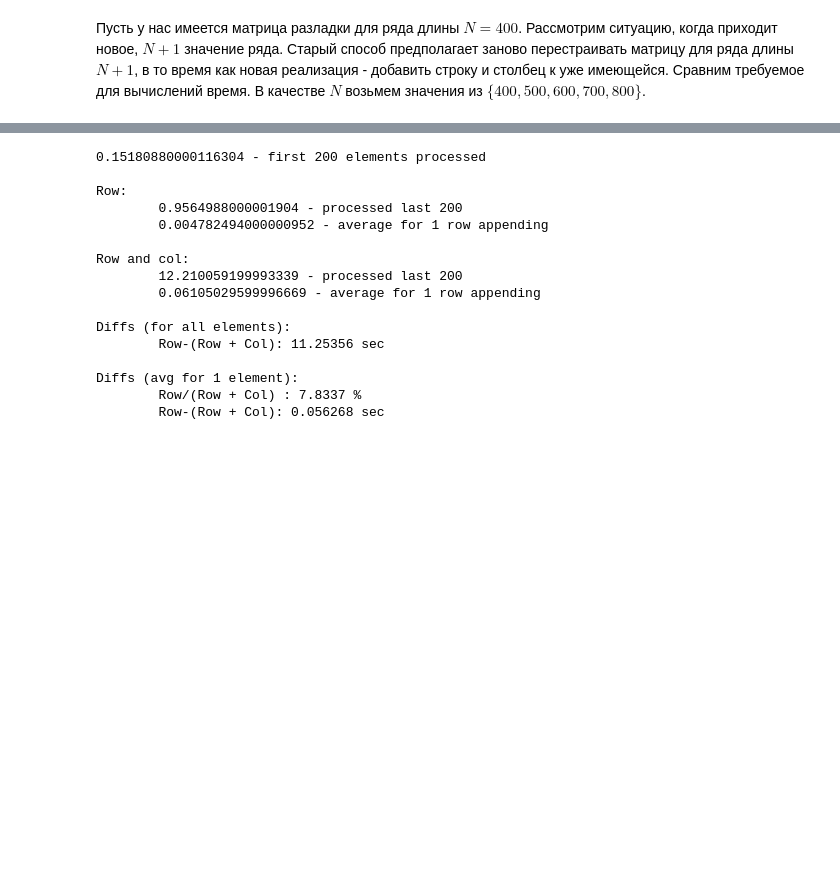
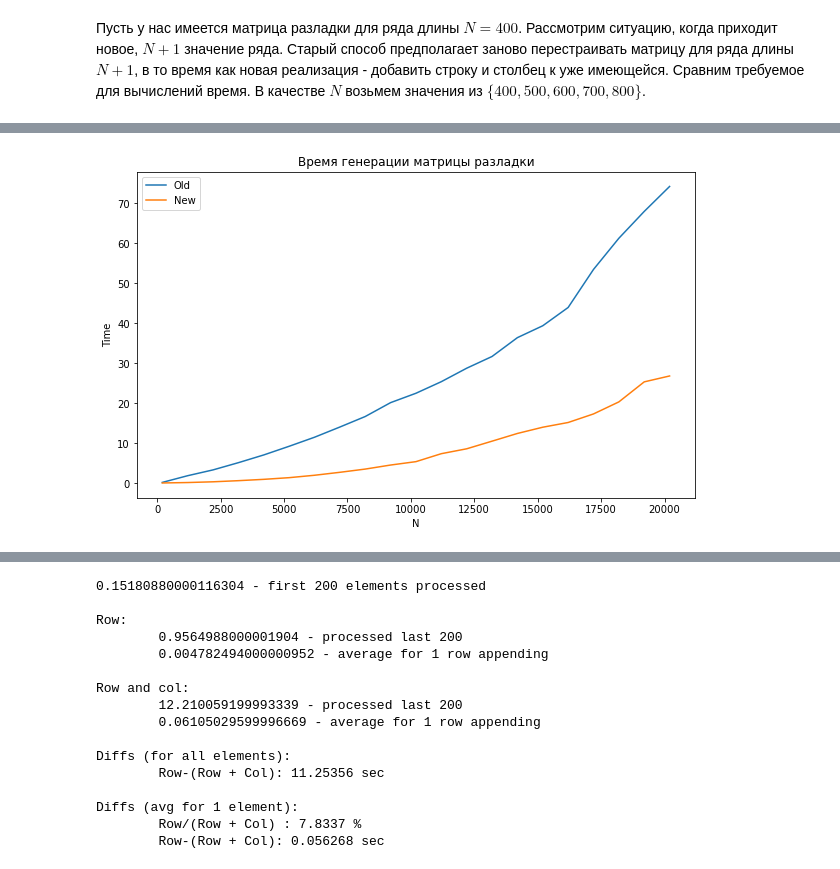
Before and after one commit to Loulaan/researchWork, a Jupyter notebook: timeTests.ipynb, the cells around one changed output, grey strips where cells are left out. Drawn from its saved outputs; the diff is of its cells as text; code cells hidden in the pictures; blank space fills up the shorter version.

Commit message:
Testing of new approach reworked (report and timeTests.ipynb)

```diff
--- a/timeTests.ipynb
+++ b/timeTests.ipynb
@@ -137,7 +99,8 @@ class Timer:
 timesOld = []
 timesNew = []
 timer = Timer()
-N_set = (500, 1000, 1500, 2000, 2500, 3000, 3500, 4000, 4500, 5000, 10000, 20000)
+# N_set = (500, 1000, 1500, 2000, 2500, 3000, 3500, 4000, 4500, 5000, 10000, 20000)
+N_set = [i for i in range(200, 20201, 1000)]
 
 for N in N_set:
     # Генерируем ряд длины N+1
@@ -168,3 +136,15 @@ list(zip(timesOld, timesNew))
+# %%
+plt.figure(figsize=(10, 6))
+plt.plot(N_set, timesOld, label="Old")
+plt.plot(N_set, timesNew, label="New")
+plt.legend()
+plt.title("Время генерации матрицы разладки")
+plt.xlabel("N")
+plt.ylabel("Time")
+plt.savefig("report/tex/images/timetests.png")
+plt.show()
+# %% [output]
+[figure, added]
 # %%
 print(np.array(timesOld)/np.array(timesNew))
 # %% [output]
```
Also changed, not shown: parts of 19 cells of this notebook, 13 other files.
